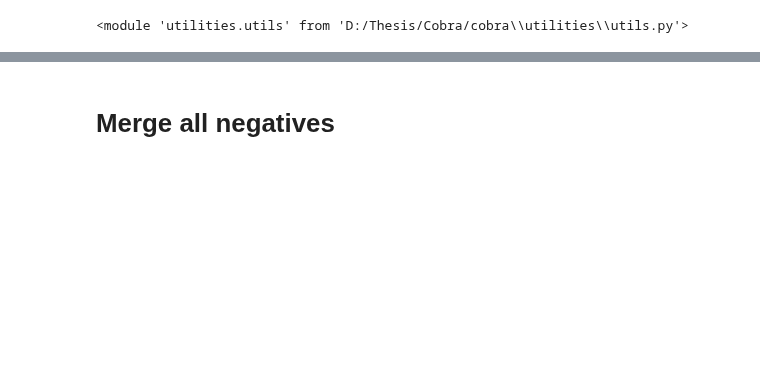
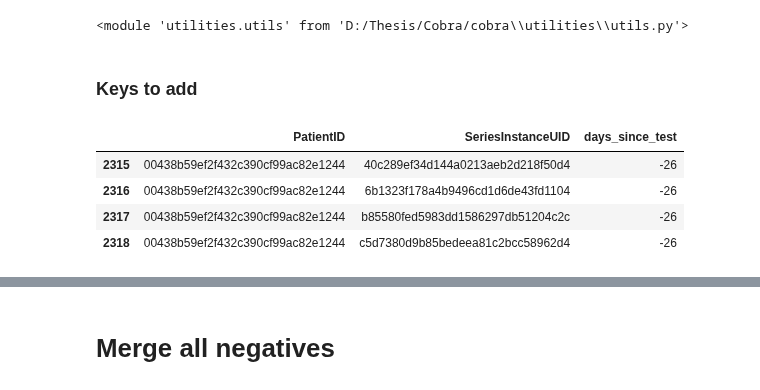
Before and after one commit to Kiril94/Thesis, a Jupyter notebook: cobra/ds_notebooks/create_df_all.ipynb, the cells around one changed output, grey strips where cells are left out. Cells and saved outputs as stored; diff of their text form; code cells hidden in the pictures; blank space fills up the shorter version.

```diff
--- a/cobra/ds_notebooks/create_df_all.ipynb
+++ b/cobra/ds_notebooks/create_df_all.ipynb
@@ -13,0 +21,2 @@ importlib.reload(utils)
+# %% [markdown]
+### Keys to add
@@ -13,0 +43,8 @@ importlib.reload(utils)
+# %%
+dst[dst.PatientID=='00438b59ef2f432c390cf99ac82e1244']
+# %% [output]
+|  | PatientID | SeriesInstanceUID | days_since_test |
+| 2315 | 00438b59ef2f432c390cf99ac82e1244 | 40c289ef34d144a0213aeb2d218f50d4 | -26 |
+| 2316 | 00438b59ef2f432c390cf99ac82e1244 | 6b1323f178a4b9496cd1d6de43fd1104 | -26 |
+| 2317 | 00438b59ef2f432c390cf99ac82e1244 | b85580fed5983dd1586297db51204c2c | -26 |
+| 2318 | 00438b59ef2f432c390cf99ac82e1244 | c5d7380d9b85bedeea81c2bcc58962d4 | -26 |
```
Also changed, not shown: parts of 13 cells of this notebook, 3 other files.
